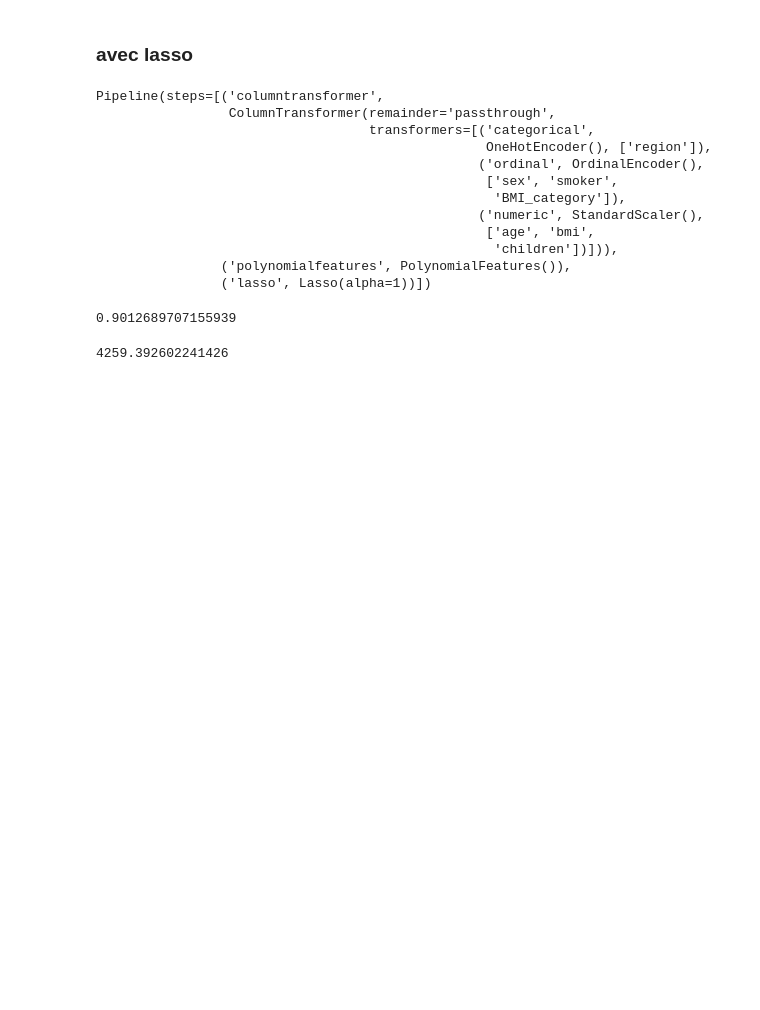
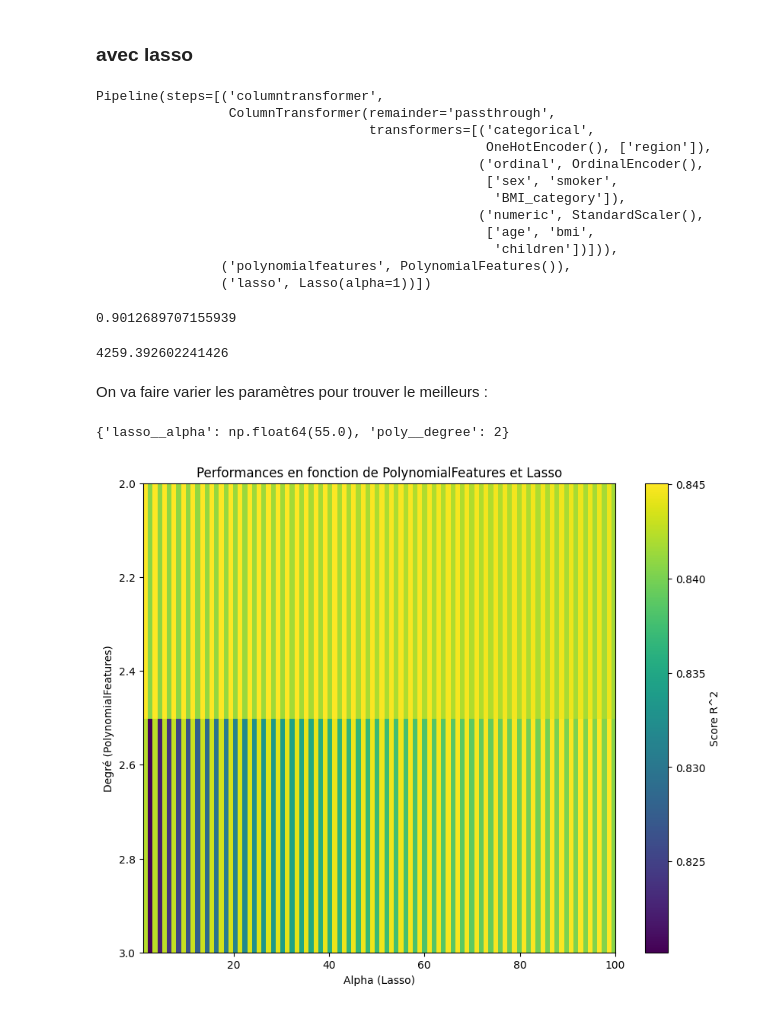
Before and after one commit to istaion/Assur_aimant, a Jupyter notebook: victor/modelisation.ipynb, the cells around one changed output. Cells and saved outputs as stored; diff of their text form; code cells hidden in the pictures; blank space fills up the shorter version.

Commit message:
Grid search sur lasso et degres

```diff
--- a/victor/modelisation.ipynb
+++ b/victor/modelisation.ipynb
@@ -176,7 +177,7 @@ On obtient en moyenne un rmse d'environ 6000 ce qui est toujours mieux que le du
 # %%
 X_train, X_test, y_train, y_test =train_test_split(data,target,random_state=42, test_size=0.2)
 # %%
-preprocessor_numeric = ColumnTransformer(
+preprocessor = ColumnTransformer(
     [("categorical", OneHotEncoder(), categorical_column),
     ("ordinal", OrdinalEncoder(), ordinal_column),
     ("numeric", StandardScaler(), numerical_column)
@@ -240,7 +241,7 @@ On a 7 des features dont on peut se débarasser. Utilisons maintenant Lasso.
 # %% [markdown]
 ### avec lasso
 # %%
-preprocessor_numeric = ColumnTransformer(
+preprocessor = ColumnTransformer(
     [("categorical", OneHotEncoder(), categorical_column),
     ("ordinal", OrdinalEncoder(), ordinal_column),
     ("numeric", StandardScaler(), numerical_column)
@@ -271,3 +272,46 @@ model.score(X_test,y_test)
 root_mean_squared_error(model.predict(X_test), y_test)
 # %% [output]
 4259.392602241426
+# %% [markdown]
+On va faire varier les paramètres pour trouver le meilleurs :
+# %%
+pipeline = Pipeline([
+    ("preprocessor", preprocessor),
+    ("poly", PolynomialFeatures()),
+    ("lasso", Lasso(max_iter=10000))
+])
+
+param_grid = {
+    "poly__degree": [2, 3],
+    "lasso__alpha": np.linspace(1, 100, 100),
+}
+
+grid_search = GridSearchCV(
+    pipeline,
+    param_grid,
+    cv=5,
+    scoring="r2",
+)
+grid_search.fit(X_train, y_train)
+
+grid_search.best_params_
+# %% [output]
+{'lasso__alpha': np.float64(55.0), 'poly__degree': 2}
+# %%
+results = grid_search.cv_results_
+degrees = param_grid["poly__degree"]
+alphas = param_grid["lasso__alpha"]
+scores = results["mean_test_score"].reshape(len(degrees), len(alphas))
+
+# Visualisation
+plt.figure(figsize=(10, 8))
+plt.imshow(scores, interpolation="nearest", cmap="viridis", aspect="auto",
+           extent=[min(alphas), max(alphas), min(degrees), max(degrees)])
+plt.colorbar(label="Score R^2")
+plt.title("Performances en fonction de PolynomialFeatures et Lasso")
+plt.xlabel("Alpha (Lasso)")
+plt.ylabel("Degré (PolynomialFeatures)")
+plt.gca().invert_yaxis()
+plt.show()
+# %% [output]
+[figure, added]
```
Also changed, not shown: parts of 4 cells of this notebook.
